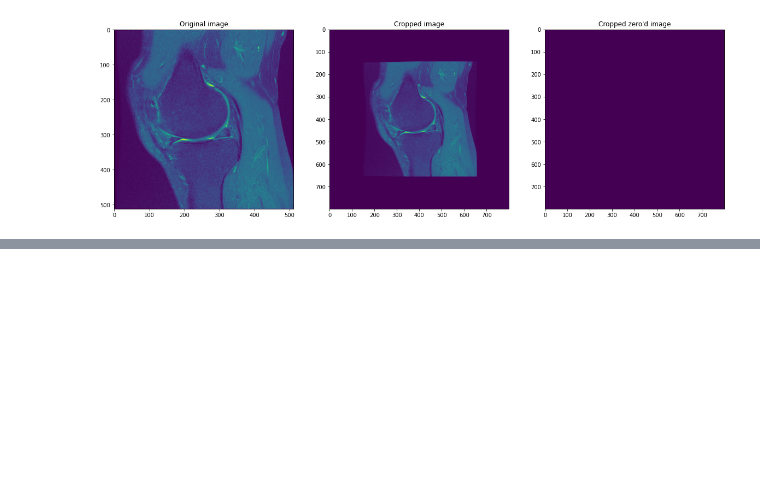
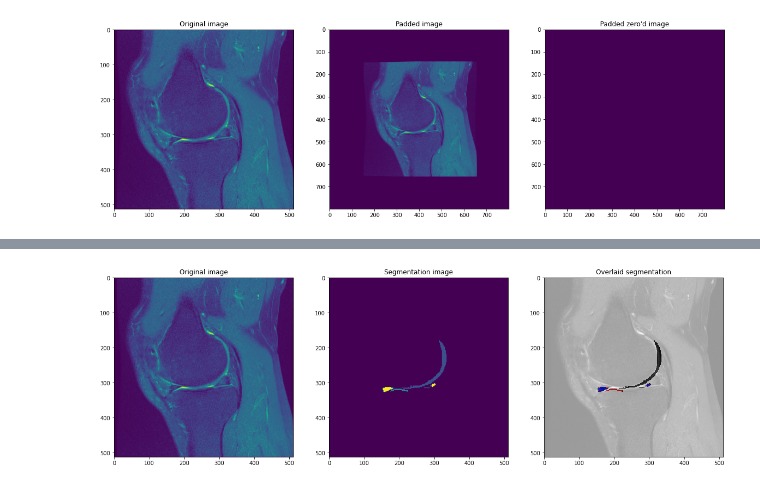
Before and after one commit to UCSF-intelligent-imaging/I2T2, a Jupyter notebook: nbs/00_data.manipulate.ipynb, the cells around one changed output, grey strips where cells are left out. Saved outputs shown, nothing was run; the diff lists cells and outputs as text; code cells hidden in the pictures; blank space fills up the shorter version.

```diff
--- a/nbs/00_data.manipulate.ipynb
+++ b/nbs/00_data.manipulate.ipynb
@@ -235,0 +374,24 @@ plt.show()
+# %%
+#Plot
+plt.figure(figsize=(20,20))
+
+plt.subplot(131)
+plt.title('Original image')
+plt.imshow(image_array[:,:,6])
+
+plt.subplot(132)
+plt.title('Segmentation image')
+plt.imshow(resampled_segmentation[:,:,6])
+
+from matplotlib.colors import ListedColormap
+colors = ['white', 'black', 'red', 'green', 'blue']
+cmap = ListedColormap(colors)
+
+plt.subplot(133)
+plt.title('Overlaid segmentation')
+plt.imshow(image_array[:,:,6], cmap='gray') # I would add interpolation='none'
+plt.imshow(resampled_segmentation[:,:,6], cmap=cmap, vmin=0, vmax=4, alpha=0.6) # interpolation='none'
+
+plt.show()
+# %% [output]
+[figure, added]
```
Also changed, not shown: parts of 14 cells of this notebook.
